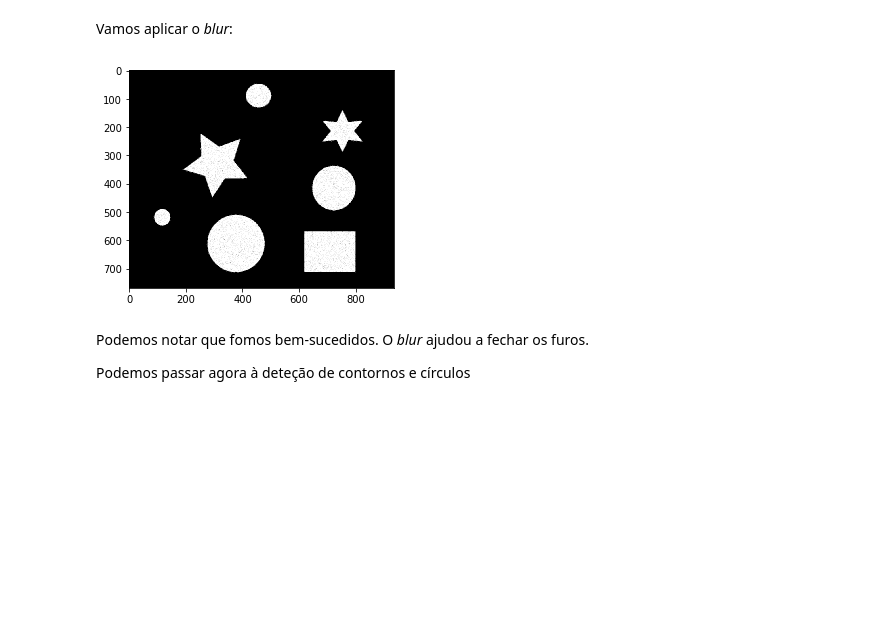
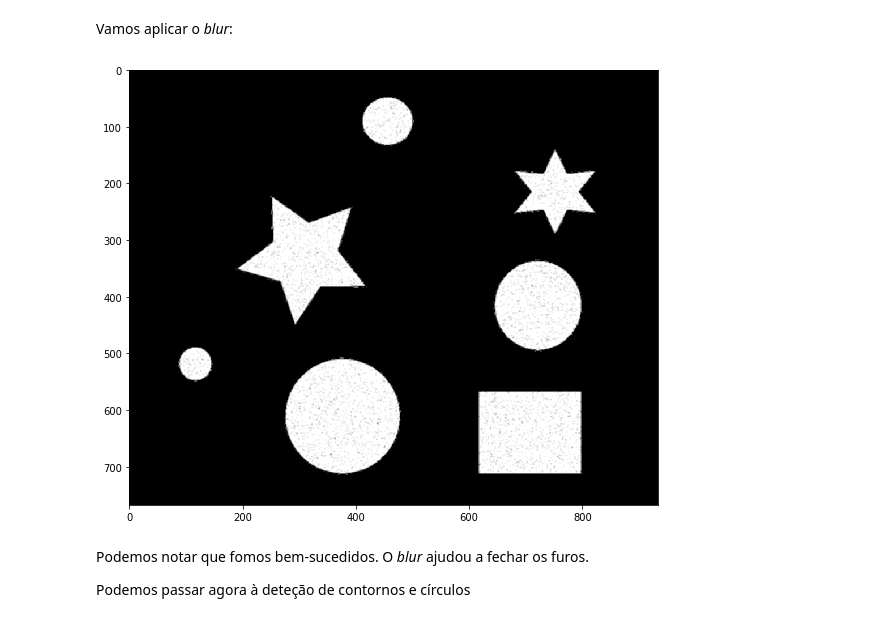
Before and after one commit to mirwox/revisao2020, a Jupyter notebook: Revisao_Imagem.ipynb, the cells around one changed output. Saved outputs shown, nothing was run; the diff lists cells and outputs as text; code cells hidden in the pictures; blank space fills up the shorter version.

```diff
--- a/Revisao_Imagem.ipynb
+++ b/Revisao_Imagem.ipynb
@@ -656,9 +705,11 @@ Vamos aplicar o *blur*:
 # %%
 mascara_blur = cv2.blur(mascara_2, (3,3))
 # %%
+plt.figure(figsize=(18,8))
+
 plt.imshow(mascara_blur, cmap="Greys_r", vmin=0, vmax=255);
 # %% [output]
-[figure, old version]
+[figure, new version]
 # %% [markdown]
 Podemos notar que fomos bem-sucedidos. O *blur* ajudou a fechar os furos.
 
```
Also changed, not shown: parts of 20 cells of this notebook.
